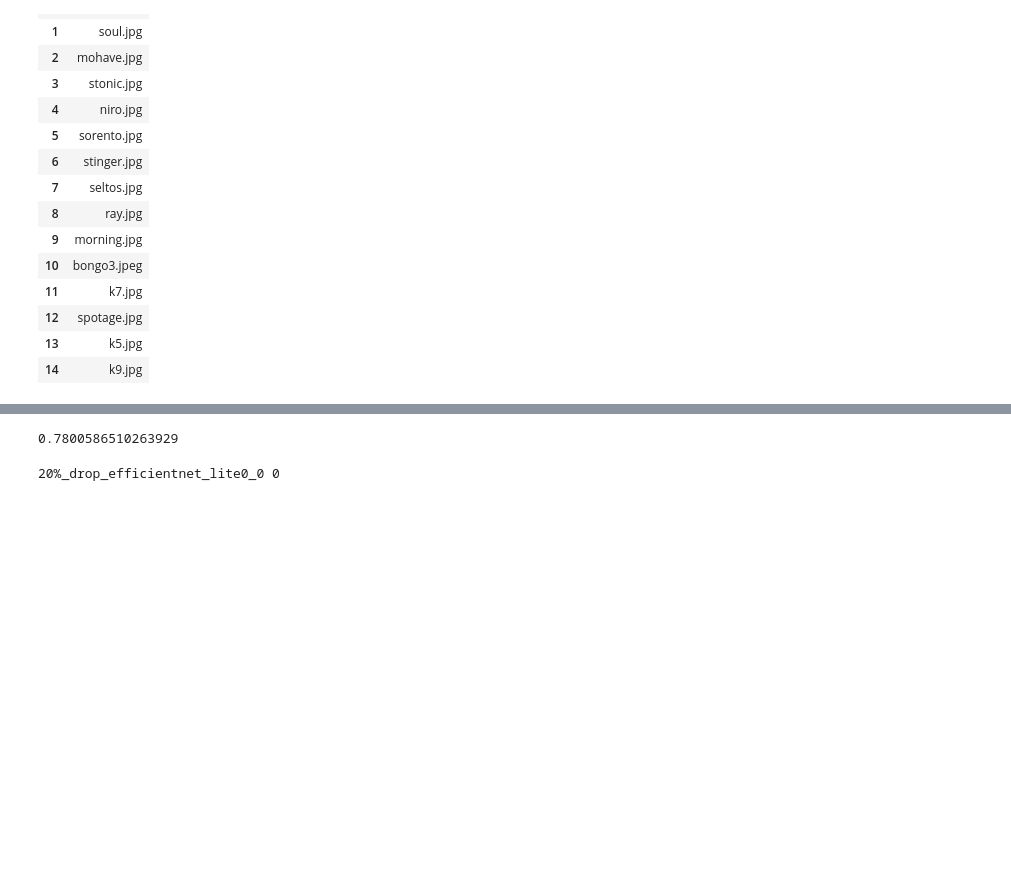
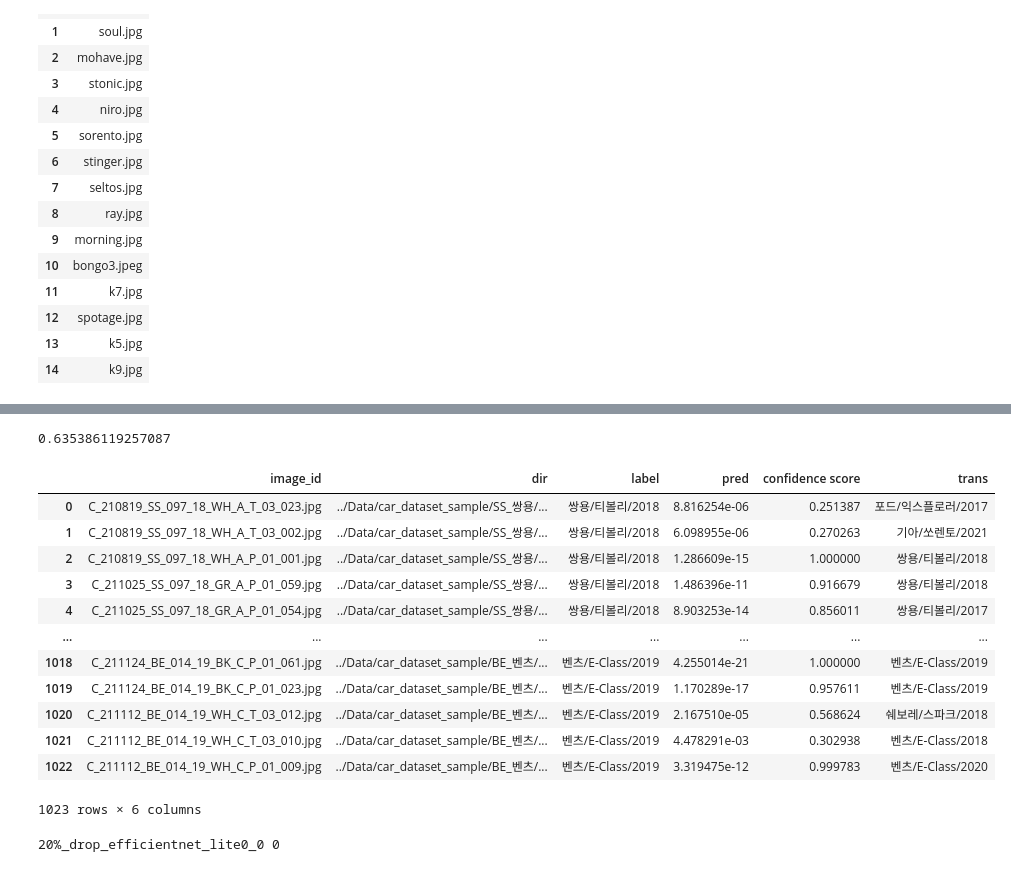
Before and after one commit to hojunking/efficientnet_pytorch, a Jupyter notebook: classification_inference_vid_frames.ipynb, the cells around one changed output, grey strips where cells are left out. Cells and saved outputs as stored; diff of their text form; code cells hidden in the pictures; blank space fills up the shorter version.

```diff
--- a/classification_inference_vid_frames.ipynb
+++ b/classification_inference_vid_frames.ipynb
@@ -331,2 +351,0 @@ Warning:  apex was installed without --cpp_ext.  Falling back to Python flatten
-# %%
-test['trans'] = le.inverse_transform(test['pred'])
@@ -367,9 +394,9 @@ NameError: name 'le' is not defined
 # %%
-test['pred'] = tst_preds
+test['label'] = le.inverse_transform(test['label'])
 # %%
-test_acc = np.sum(test.label == test.pred) / len(test)
+test_acc = np.sum(test.label == test.trans) / len(test)
 #test_matrix = confusion_matrix(test['label'], test['pred'])
 print(test_acc)
 #print(test_matrix)
 # %% [output]
-0.7800586510263929
+0.635386119257087
@@ -376,3 +406,19 @@ print(test_acc)
+# %%
+test
+# %% [output]
+|  | image_id | dir | label | pred | confidence score | trans |
+| 0 | C_210819_SS_097_18_WH_A_T_03_023.jpg | ../Data/car_dataset_sample/SS_쌍용/... | 쌍용/티볼리/2018 | 8.816254e-06 | 0.251387 | 포드/익스플로러/2017 |
+| 1 | C_210819_SS_097_18_WH_A_T_03_002.jpg | ../Data/car_dataset_sample/SS_쌍용/... | 쌍용/티볼리/2018 | 6.098955e-06 | 0.270263 | 기아/쏘렌토/2021 |
+| 2 | C_210819_SS_097_18_WH_A_P_01_001.jpg | ../Data/car_dataset_sample/SS_쌍용/... | 쌍용/티볼리/2018 | 1.286609e-15 | 1.000000 | 쌍용/티볼리/2018 |
+| 3 | C_211025_SS_097_18_GR_A_P_01_059.jpg | ../Data/car_dataset_sample/SS_쌍용/... | 쌍용/티볼리/2018 | 1.486396e-11 | 0.916679 | 쌍용/티볼리/2018 |
+| 4 | C_211025_SS_097_18_GR_A_P_01_054.jpg | ../Data/car_dataset_sample/SS_쌍용/... | 쌍용/티볼리/2018 | 8.903253e-14 | 0.856011 | 쌍용/티볼리/2017 |
+| ... | ... | ... | ... | ... | ... | ... |
+| 1018 | C_211124_BE_014_19_BK_C_P_01_061.jpg | ../Data/car_dataset_sample/BE_벤츠/... | 벤츠/E-Class/2019 | 4.255014e-21 | 1.000000 | 벤츠/E-Class/2019 |
+| 1019 | C_211124_BE_014_19_BK_C_P_01_023.jpg | ../Data/car_dataset_sample/BE_벤츠/... | 벤츠/E-Class/2019 | 1.170289e-17 | 0.957611 | 벤츠/E-Class/2019 |
+| 1020 | C_211112_BE_014_19_WH_C_T_03_012.jpg | ../Data/car_dataset_sample/BE_벤츠/... | 벤츠/E-Class/2019 | 2.167510e-05 | 0.568624 | 쉐보레/스파크/2018 |
+| 1021 | C_211112_BE_014_19_WH_C_T_03_010.jpg | ../Data/car_dataset_sample/BE_벤츠/... | 벤츠/E-Class/2019 | 4.478291e-03 | 0.302938 | 벤츠/E-Class/2018 |
+| 1022 | C_211112_BE_014_19_WH_C_P_01_009.jpg | ../Data/car_dataset_sample/BE_벤츠/... | 벤츠/E-Class/2019 | 3.319475e-12 | 0.999783 | 벤츠/E-Class/2020 |
+1023 rows × 6 columns
 # %%
 #model performance check by epoch
 #test_dir = '/Data/data/data_gsun/data/cecum/cecum_test_frames'
```
Also changed, not shown: parts of 20 cells of this notebook, 7 other files.
